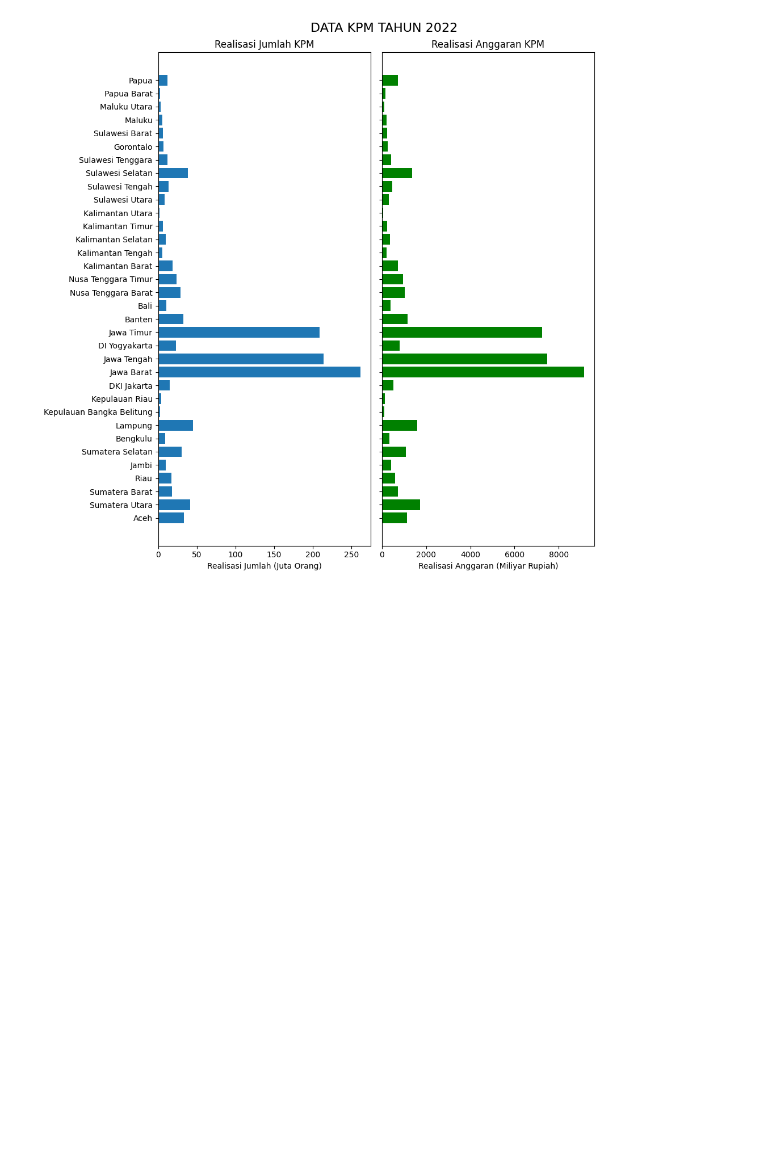
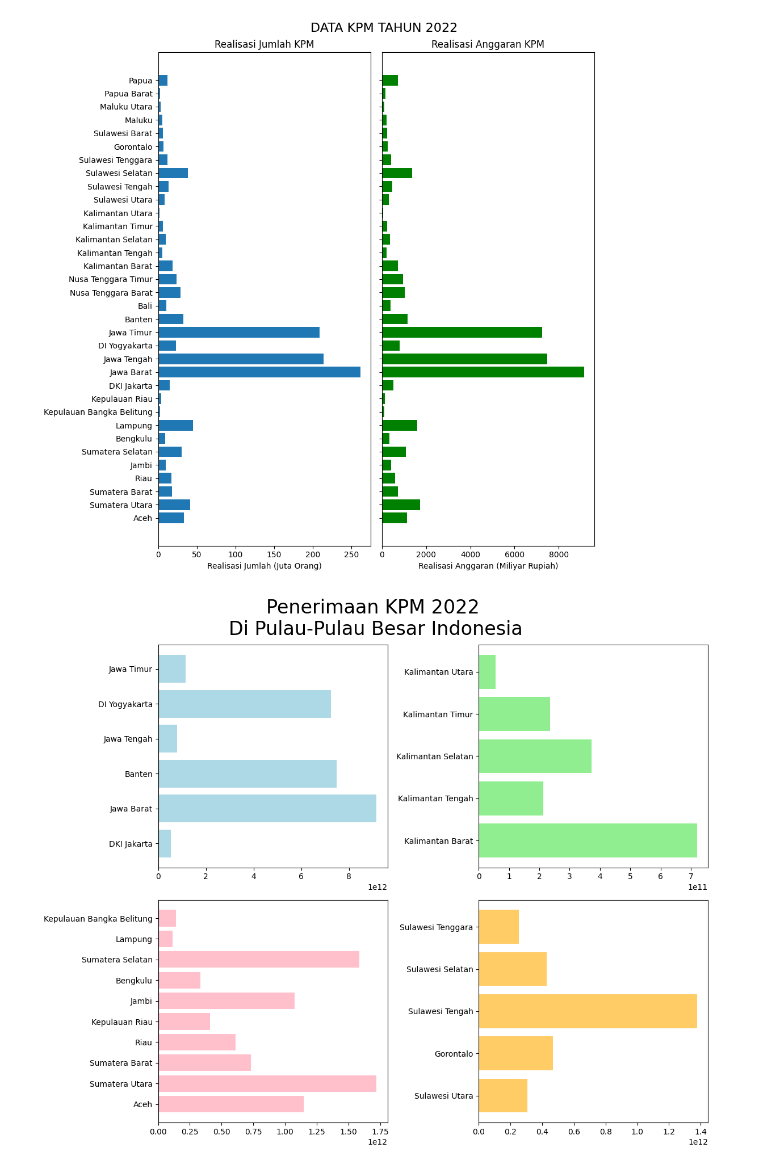
Before and after one commit to IdhamAbidinKaisilay/BelajarDataAnalyst, a Jupyter notebook: Subplots.ipynb, the cells around one changed output. Drawn from its saved outputs; the diff is of its cells as text; code cells hidden in the pictures; blank space fills up the shorter version.

```diff
--- a/Subplots.ipynb
+++ b/Subplots.ipynb
@@ -42,0 +101,22 @@ fig.show()
+# %%
+# Misi Subplot Dimulai:
+# plt.subplots(2,2,...) = Kita buat 2 baris dan 2 kolom (Total 4 grafik).
+# figsize=(12,10) = Atur ukuran kanvas figure.
+# fig, ((ax1, ax2), (ax3, ax4)) = Teknik unpacking untuk memberi nama setiap subplot (Kiri-Atas, Kanan-Atas, Kiri-Bawah, Kanan-Bawah).
+fig, ((ax1, ax2), (ax3, ax4)) = plt.subplots(2,2, figsize=(12,10))
+
+# Grafik Kiri-Atas (ax1): Visualisasi Anggaran Jawa.
+# ax1.barh(...) = Membuat Bar Chart Horizontal.
+# df.loc[...] = Melakukan filtering data (Pandas) sebelum visualisasi.
+# df['Provinsi'].isin(provinsi_jawa) = Filter/ambil baris di df yang kolom 'Provinsi'-nya ada dalam list provinsi_jawa.
+# 'Realisasi Anggaran' = Data yang digunakan sebagai nilai bar (sumbu X).
+ax1.barh(provinsi_jawa, df.loc[df['Provinsi'].isin(provinsi_jawa), 'Realisasi Anggaran'], color='lightblue')
+ax2.barh(provinsi_kalimantan, df.loc[df['Provinsi'].isin(provinsi_kalimantan), 'Realisasi Anggaran'], color='lightgreen')
+ax3.barh(provinsi_sumatera, df.loc[df['Provinsi'].isin(provinsi_sumatera), 'Realisasi Anggaran'], color='pink')
+ax4.barh(provinsi_sulawesi, df.loc[df['Provinsi'].isin(provinsi_sulawesi), 'Realisasi Anggaran'], color='#FFCC66')
+
+fig.suptitle("Penerimaan KPM 2022 \nDi Pulau-Pulau Besar Indonesia", fontsize=24)
+fig.tight_layout()
+fig.show()
+# %% [output]
+[figure, added]
```
Also changed, not shown: parts of 2 cells of this notebook.
